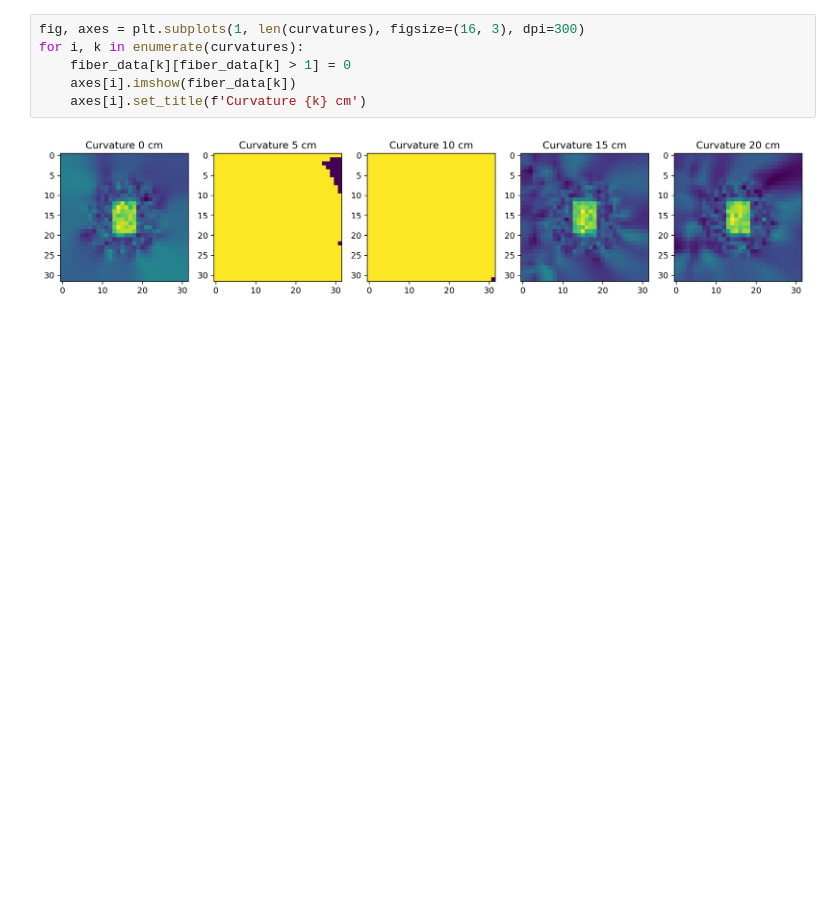
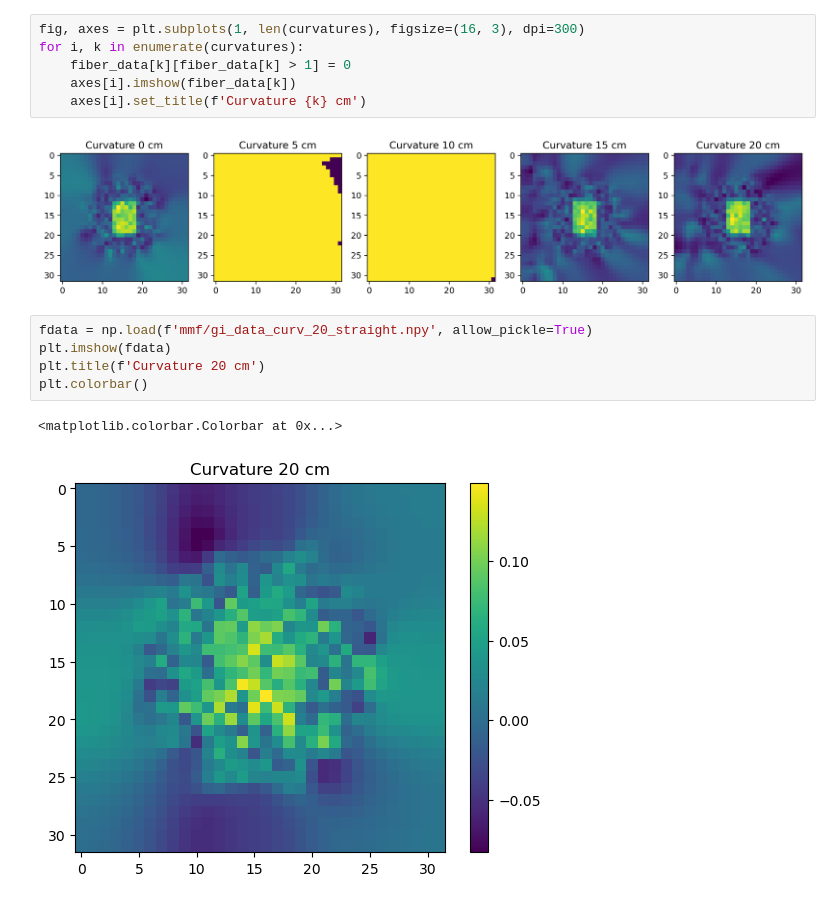
Before and after one commit to vongostev/RSF-21-12-00155-2-MMF, a Jupyter notebook: PlotGI.ipynb, the cells around one changed output. Saved outputs shown, nothing was run; the diff lists cells and outputs as text; blank space fills up the shorter version.

```diff
--- a/PlotGI.ipynb
+++ b/PlotGI.ipynb
@@ -19,3 +19,11 @@ for i, k in enumerate(curvatures):
     axes[i].set_title(f'Curvature {k} cm')
 # %% [output]
 [figure]
+# %%
+fdata = np.load(f'mmf/gi_data_curv_20_straight.npy', allow_pickle=True)
+plt.imshow(fdata)
+plt.title(f'Curvature 20 cm')
+plt.colorbar()
+# %% [output]
+<matplotlib.colorbar.Colorbar at 0x...>
+[figure, added]
```
Also changed, not shown: 5 other files.
